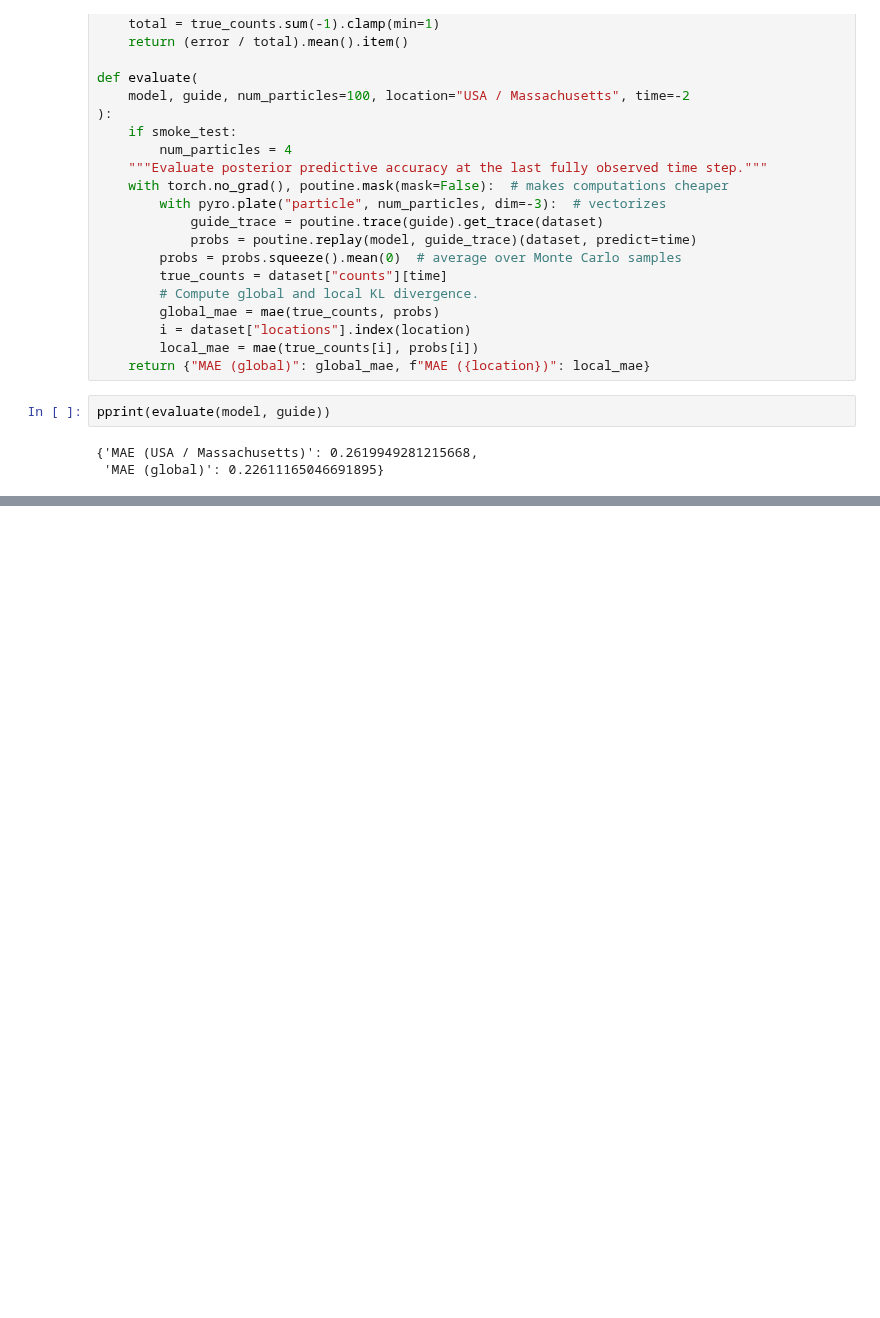
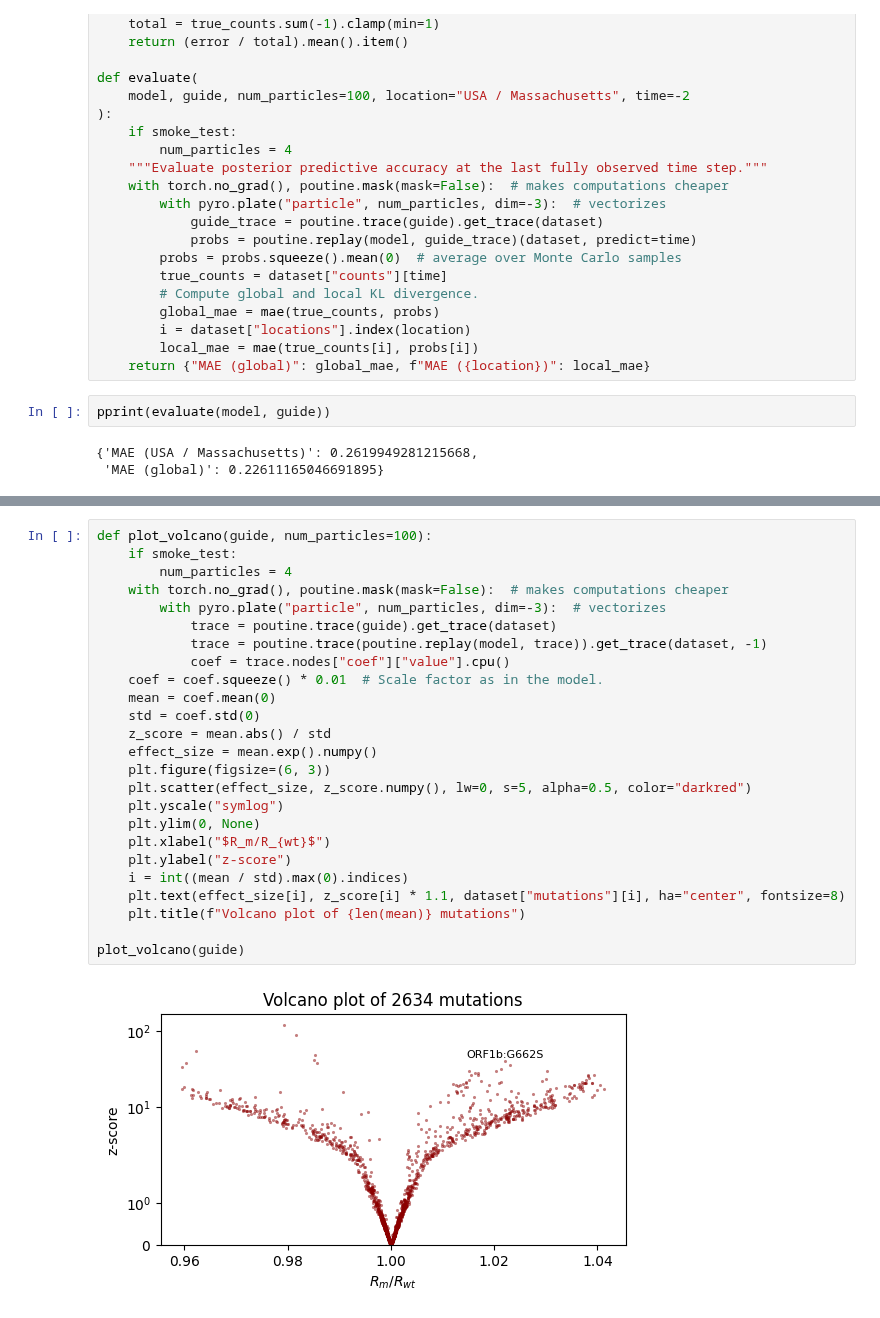
Before and after one commit to sinatayebati/deep-probabilistic-modeling, a Jupyter notebook: practical-pyro-pytorch/high-dimensional-Bayesian-workflow-applications-SARS-CoV-2-strains.ipynb, the cells around one changed output, grey strips where cells are left out. Drawn from its saved outputs; the diff is of its cells as text; blank space fills up the shorter version.

```diff
--- a/practical-pyro-pytorch/high-dimensional-Bayesian-workflow-applications-SARS-CoV-2-strains.ipynb
+++ b/practical-pyro-pytorch/high-dimensional-Bayesian-workflow-applications-SARS-CoV-2-strains.ipynb
@@ -304,0 +307,27 @@ pprint(evaluate(model, guide))
+# %%
+def plot_volcano(guide, num_particles=100):
+    if smoke_test:
+        num_particles = 4
+    with torch.no_grad(), poutine.mask(mask=False):  # makes computations cheaper
+        with pyro.plate("particle", num_particles, dim=-3):  # vectorizes
+            trace = poutine.trace(guide).get_trace(dataset)
+            trace = poutine.trace(poutine.replay(model, trace)).get_trace(dataset, -1)
+            coef = trace.nodes["coef"]["value"].cpu()
+    coef = coef.squeeze() * 0.01  # Scale factor as in the model.
+    mean = coef.mean(0)
+    std = coef.std(0)
+    z_score = mean.abs() / std
+    effect_size = mean.exp().numpy()
+    plt.figure(figsize=(6, 3))
+    plt.scatter(effect_size, z_score.numpy(), lw=0, s=5, alpha=0.5, color="darkred")
+    plt.yscale("symlog")
+    plt.ylim(0, None)
+    plt.xlabel("$R_m/R_{wt}$")
+    plt.ylabel("z-score")
+    i = int((mean / std).max(0).indices)
+    plt.text(effect_size[i], z_score[i] * 1.1, dataset["mutations"][i], ha="center", fontsize=8)
+    plt.title(f"Volcano plot of {len(mean)} mutations")
+
+plot_volcano(guide)
+# %% [output]
+[figure, added]
```
Also changed, not shown: parts of 1 cell of this notebook.
